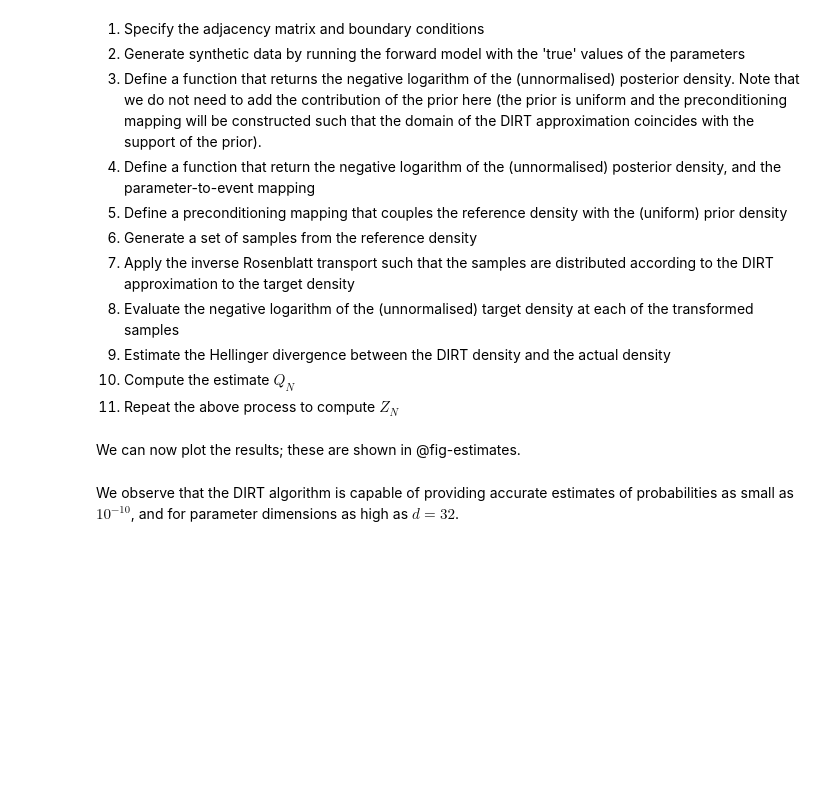
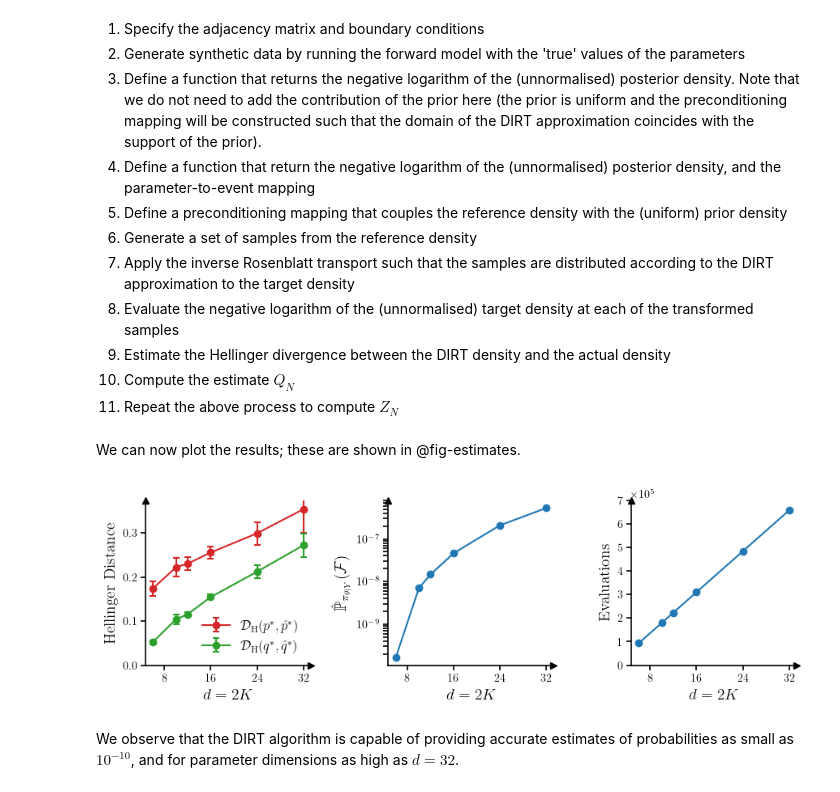
Before and after one commit to DeepTransport/deep-tensor-py, a Jupyter notebook: docs/examples/sir/example_paper.ipynb, the cells around one changed output. Drawn from its saved outputs; the diff is of its cells as text; code cells hidden in the pictures; blank space fills up the shorter version.

```diff
--- a/docs/examples/sir/example_paper.ipynb
+++ b/docs/examples/sir/example_paper.ipynb
@@ -314,8 +314,6 @@ dhell_numerators = torch.zeros_like(probs)
 dhell_denominators = torch.zeros_like(probs)
 # %%
 for i, num_compartments in enumerate(compartments):
-
-    print(f"compartments: {num_compartments}")
 
     dim = 2 * num_compartments
 
@@ -327,9 +325,7 @@ for i, num_compartments in enumerate(compartments):
     model = SIRCompartmentModel(adjacency_matrix, S0, I0, R0, t_eval, inds_obs)
 
     true_param = torch.tensor([[0.1, 1.0] * num_compartments])                  # <2>
-    std_noise = 1.0
-    ys_true = model.get_obs(model.solve(true_param))
-    ys_obs = ys_true + std_noise * torch.randn_like(ys_true)
+    ys_obs = model.get_obs(model.solve(true_param))
 
     def eval_neglogpost(xs: Tensor) -> Tensor:                                  # <3>
         ys = model.get_obs(model.solve(xs))
@@ -429,33 +432,35 @@ axes[0].set_ylabel("Hellinger Distance")
 axes[0].legend()
 axes[0].set_ylim((0.0, 0.375))
 
 axes[1].errorbar(
     dims, probs.mean(dim=1),
     yerr=probs.std(dim=1),
     **kwargs_errorbar
 )
 axes[1].set_yscale("log")
 axes[1].set_ylabel(r"$\hat{\mathbb{P}}_{\pi_{\theta|Y}}(\mathcal{F})$")
 
 axes[2].errorbar(
     dims,
-    2*num_evals.mean(dim=1),
+    num_evals.mean(dim=1),
     yerr=num_evals.std(dim=1),
     **kwargs_errorbar
 )
 axes[2].set_ylabel("Evaluations")
 axes[2].ticklabel_format(axis="y", scilimits=(0, 0))
 axes[2].set_ylim((0, 700_000))
 
 for ax in axes:
     add_arrows(ax)
     ax.set_box_aspect(1)
     ax.set_xlabel(r"$d=2K$")
     ax.set_xticks([8, 16, 24, 32])
 
 plt.tight_layout()
 
 save_path = plot_path.joinpath("estimates.pdf").resolve()
 plt.savefig(save_path)
+# %% [output]
+[figure, added]
 # %% [markdown]
 We observe that the DIRT algorithm is capable of providing accurate estimates of probabilities as small as $10^{-10}$, and for parameter dimensions as high as $d=32$.
```
Also changed, not shown: parts of 2 cells of this notebook, 2 other files.
